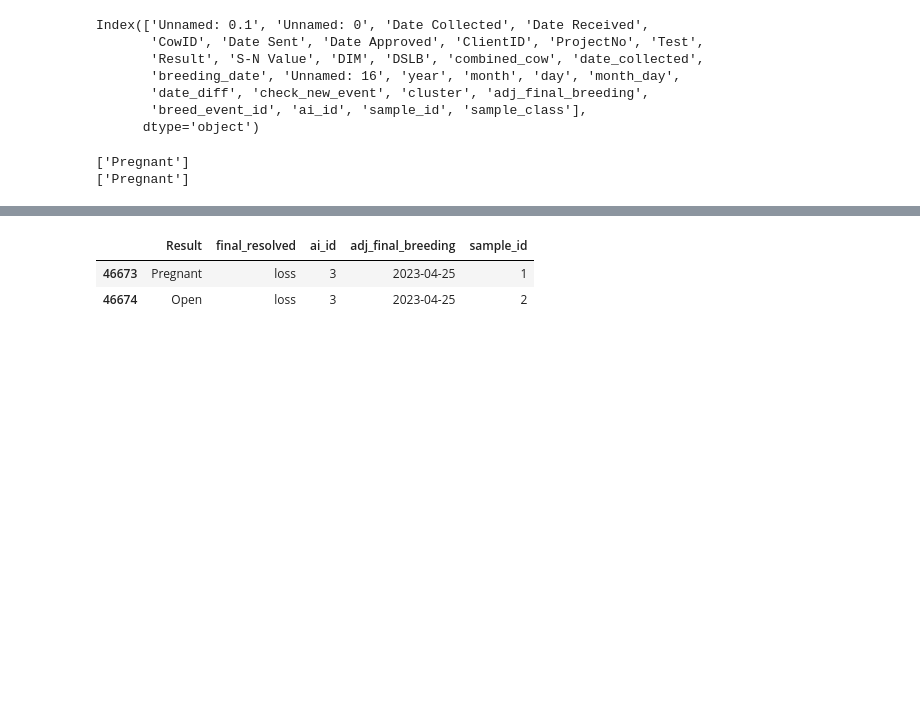
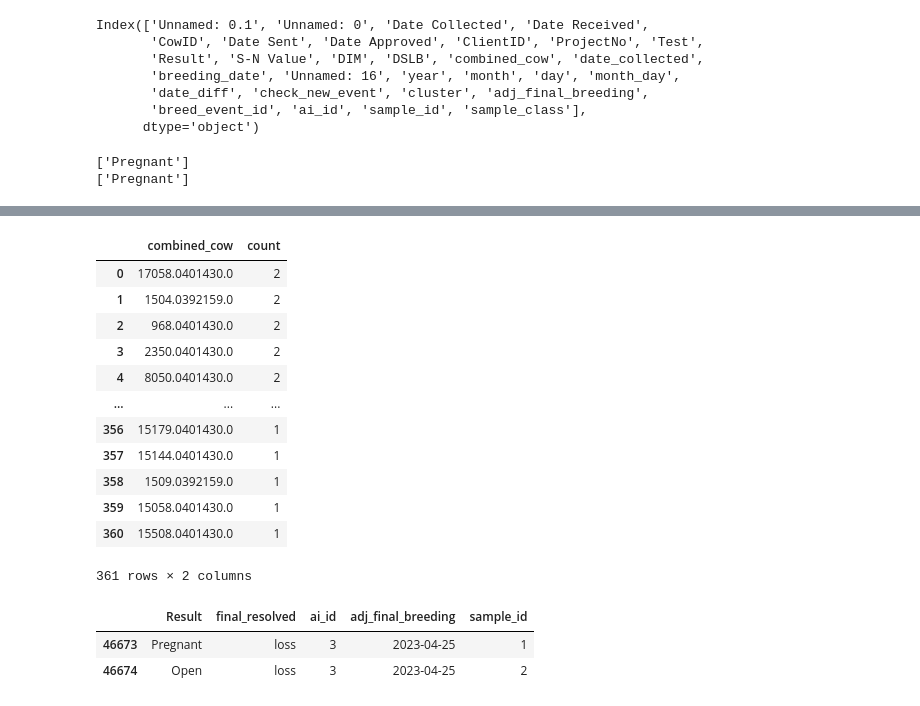
Before and after one commit to rajeshneupane7/Repro-data-making, a Jupyter notebook: phenotype.ipynb, the cells around one changed output, grey strips where cells are left out. Cells and saved outputs as stored; diff of their text form; code cells hidden in the pictures; blank space fills up the shorter version.

```diff
--- a/phenotype.ipynb
+++ b/phenotype.ipynb
@@ -379,6 +399,7 @@ import pandas as pd
 import os
 final_df= pd.read_csv('2_27_data.csv')
 # %%
+final_df['adj_final_breeding']=  pd.to_datetime(final_df['adj_final_breeding'])
 for cow_id, data_id in final_df.groupby('combined_cow'):
     unique_dates = sorted(data_id['adj_final_breeding'].unique())
 
@@ -409,6 +430,22 @@ for cow_id, data_id in final_df.groupby('combined_cow'):
             # 3. Check if EVERYTHING that day was a 'Re-Check'
             if all(res == 'Re-Check' for res in results_list):
                 final_df.loc[data_adj_date.index, 'final_resolved'] = 'rc_rebred'
+# %%
+final_df[final_df['final_resolved']=='Re-Check'].combined_cow.value_counts().reset_index()
+# %% [output]
+|  | combined_cow | count |
+| 0 | 17058.0401430.0 | 2 |
+| 1 | 1504.0392159.0 | 2 |
+| 2 | 968.0401430.0 | 2 |
+| 3 | 2350.0401430.0 | 2 |
+| 4 | 8050.0401430.0 | 2 |
+| ... | ... | ... |
+| 356 | 15179.0401430.0 | 1 |
+| 357 | 15144.0401430.0 | 1 |
+| 358 | 1509.0392159.0 | 1 |
+| 359 | 15058.0401430.0 | 1 |
+| 360 | 15508.0401430.0 | 1 |
+361 rows × 2 columns
 # %%
 final_df.to_csv('3_2_data.csv')
 # %%
```
Also changed, not shown: parts of 8 cells of this notebook, 1 other file.
